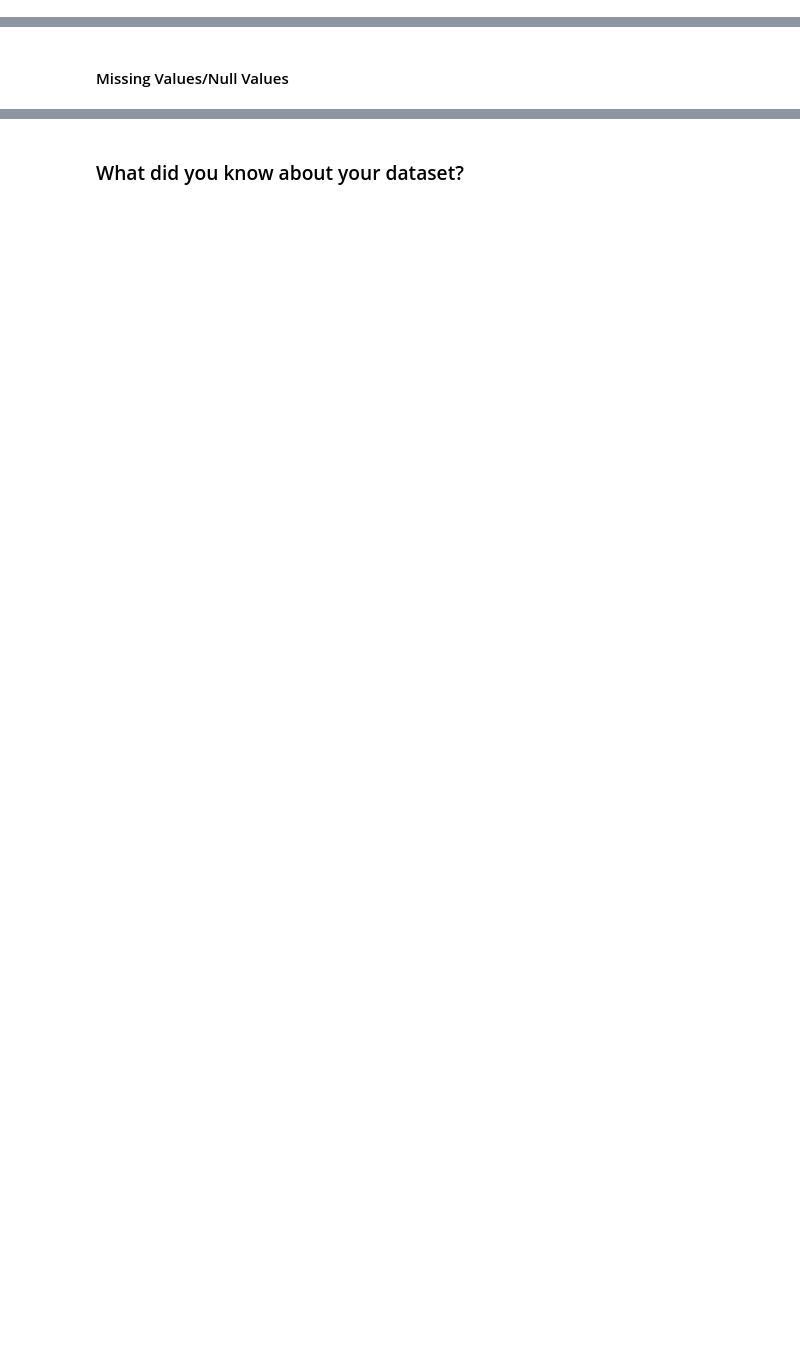
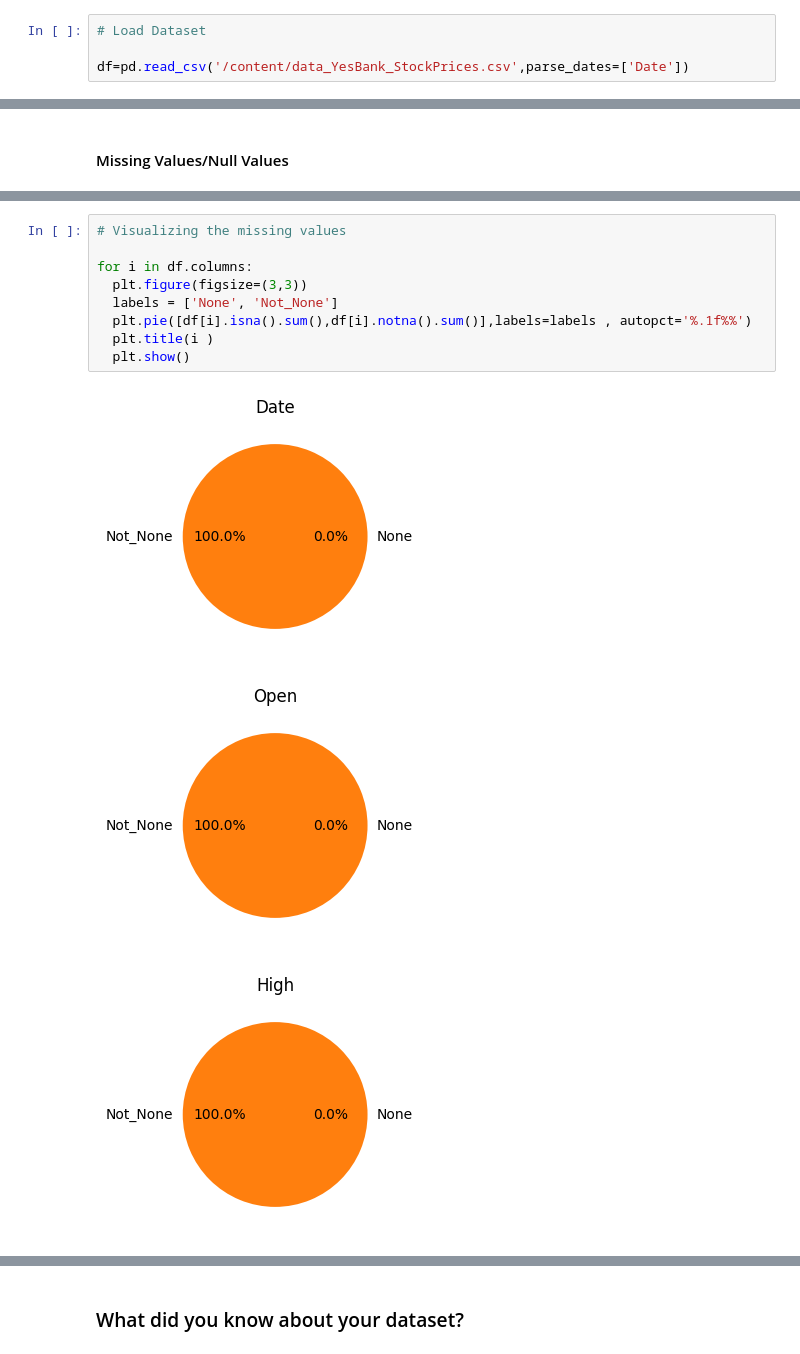
Before and after one commit to chetansgode/Yes-bank-stock-closing-price-prediction, a Jupyter notebook: Yes_bank_stock_closing_price_prediction.ipynb, the cells around one changed output, grey strips where cells are left out. Saved outputs shown, nothing was run; the diff lists cells and outputs as text; blank space fills up the shorter version.

```diff
--- a/Yes_bank_stock_closing_price_prediction.ipynb
+++ b/Yes_bank_stock_closing_price_prediction.ipynb
@@ -88,3 +99,7 @@ M - Multivariate Analysis
+# %%
+# Load Dataset
+
+df=pd.read_csv('/content/data_YesBank_StockPrices.csv',parse_dates=['Date'])
 # %% [markdown]
 ### Dataset First View
 # %%
@@ -109,0 +166,13 @@ M - Multivariate Analysis
+# %%
+# Visualizing the missing values
+
+for i in df.columns:
+  plt.figure(figsize=(3,3))
+  labels = ['None', 'Not_None']
+  plt.pie([df[i].isna().sum(),df[i].notna().sum()],labels=labels , autopct='%.1f%%')
+  plt.title(i )
+  plt.show()
+# %% [output]
+[figure, added]
+[figure, added]
+[figure, added]
```
Also changed, not shown: parts of 29 cells of this notebook.
